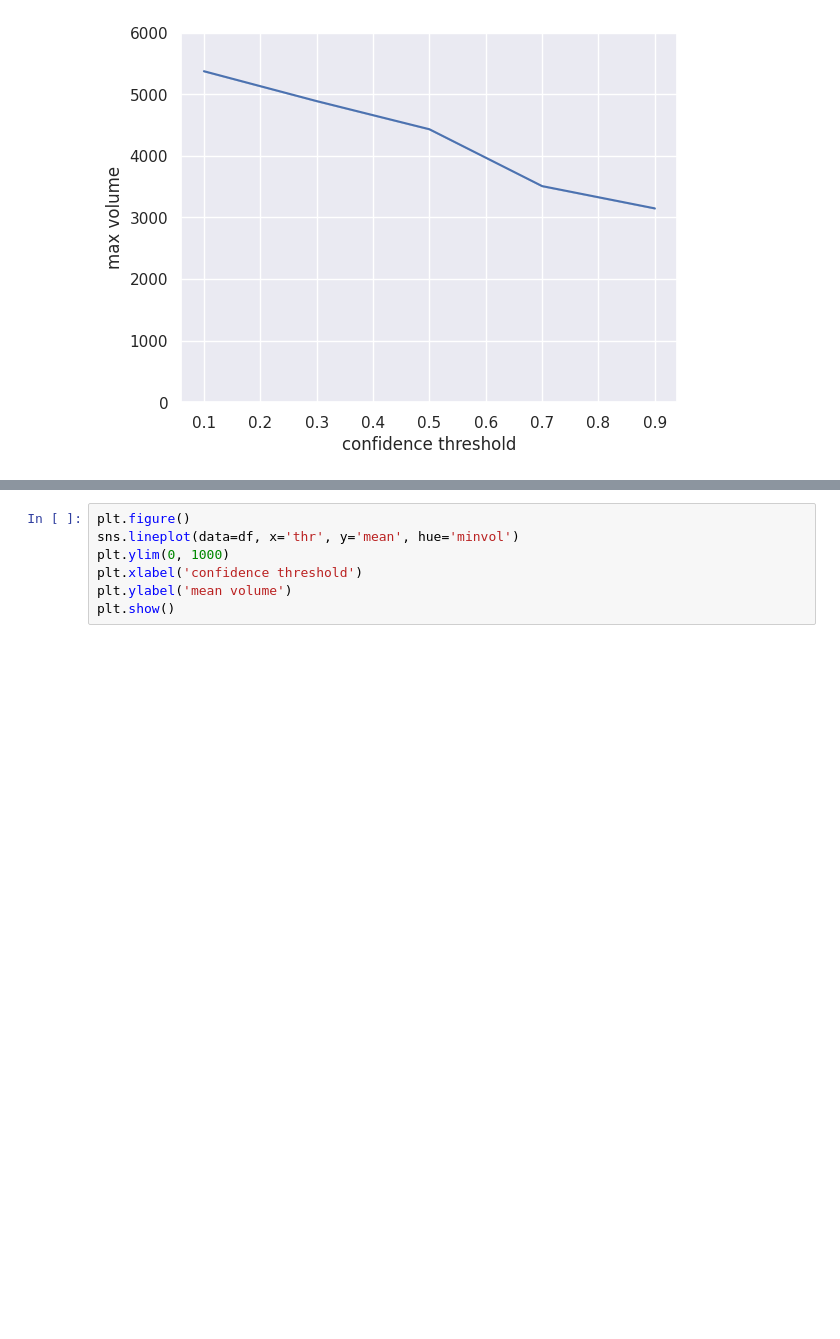
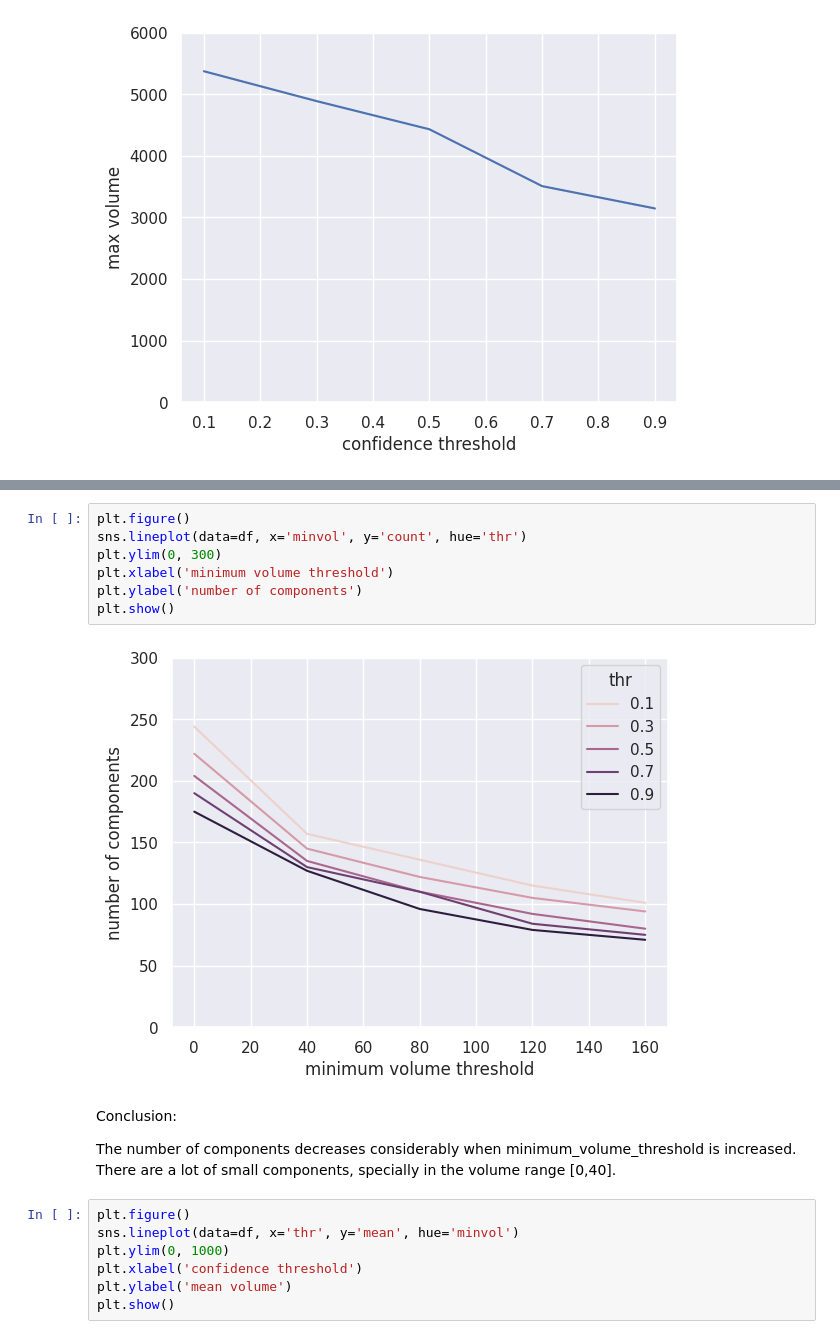
Before and after one commit to diegogcerdas/rib-fracture, a Jupyter notebook: data_analysis/postpro_anal.ipynb, the cells around one changed output, grey strips where cells are left out. Drawn from its saved outputs; the diff is of its cells as text; blank space fills up the shorter version.

```diff
--- a/data_analysis/postpro_anal.ipynb
+++ b/data_analysis/postpro_anal.ipynb
@@ -38,3 +47,16 @@ plt.show()
+# %%
+plt.figure()
+sns.lineplot(data=df, x='minvol', y='count', hue='thr')
+plt.ylim(0, 300)
+plt.xlabel('minimum volume threshold')
+plt.ylabel('number of components')
+plt.show()
+# %% [output]
+[figure, added]
+# %% [markdown]
+Conclusion:
+
+The number of components decreases considerably when minimum_volume_threshold is increased. There are a lot of small components, specially in the volume range [0,40].
 # %%
 plt.figure()
 sns.lineplot(data=df, x='thr', y='mean', hue='minvol')
```
Also changed, not shown: parts of 1 cell of this notebook.
